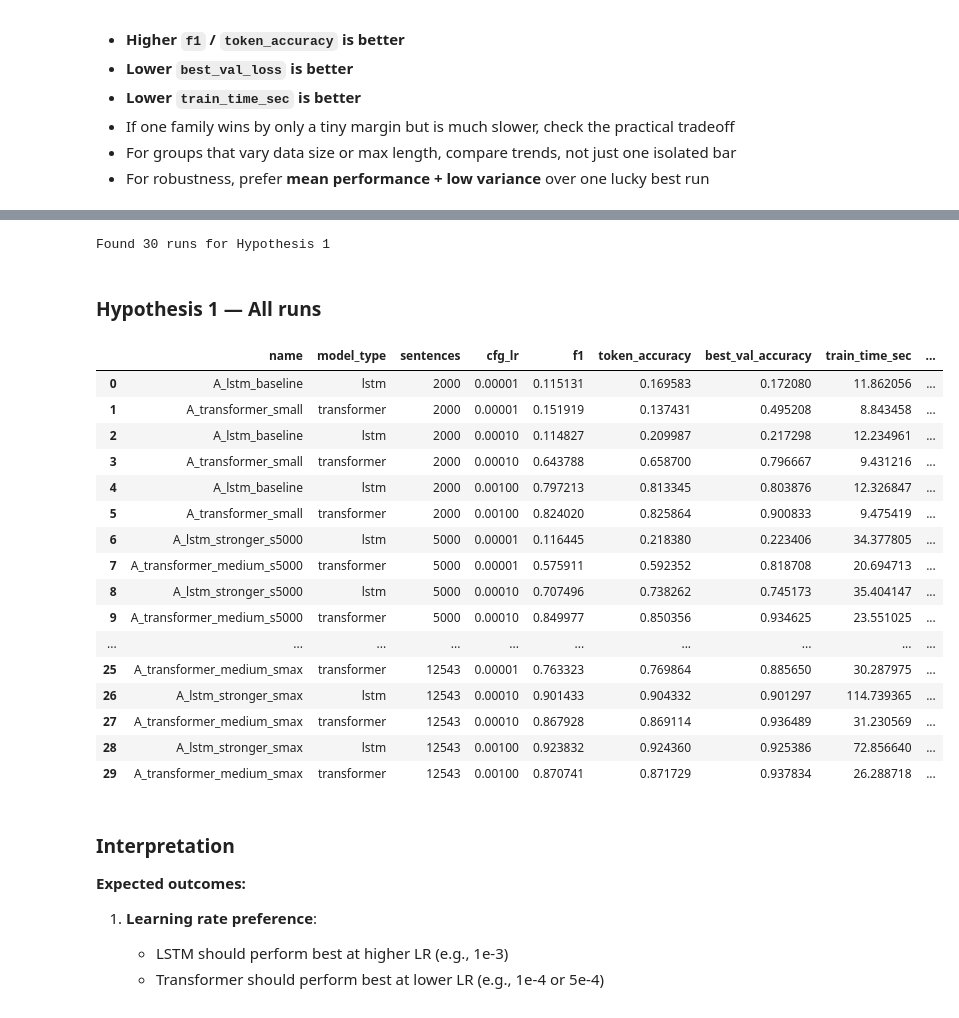
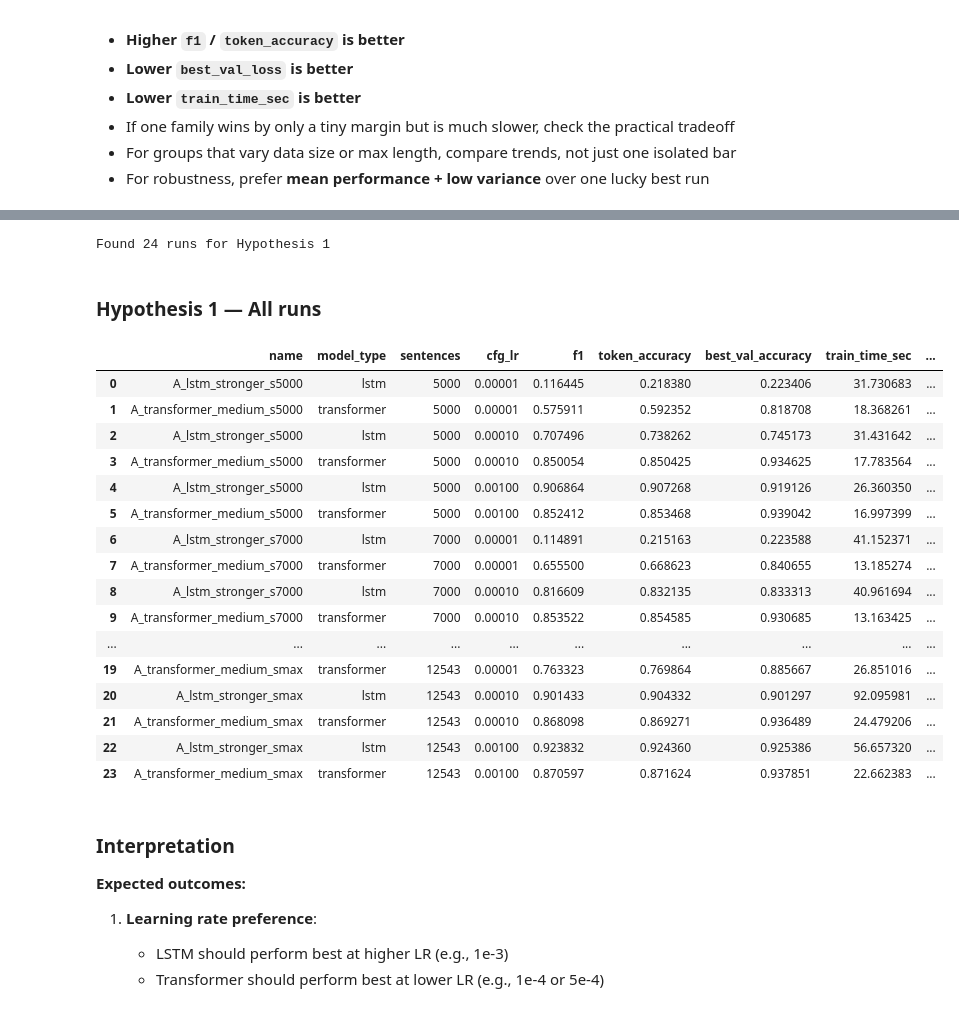
Before and after one commit to DanH3re/ml-project, a Jupyter notebook: src/pos_hypothesis_explorer.ipynb, the cells around one changed output, grey strips where cells are left out. Saved outputs shown, nothing was run; the diff lists cells and outputs as text; code cells hidden in the pictures.

```diff
--- a/src/pos_hypothesis_explorer.ipynb
+++ b/src/pos_hypothesis_explorer.ipynb
@@ -122,8 +116,8 @@ def runs_to_df(runs):
             df[c] = pd.to_numeric(df[c], errors="coerce")
     return df
 
-def get_group(df, group_name):
-    return df[df["group"] == group_name].copy()
+def get_hypothesis(df, hypothesis_name):
+    return df[df["hypothesis"] == hypothesis_name].copy()
 
 def show_top(df, metric="f1", n=10):
     cols = [
@@ -156,12 +150,12 @@ def plot_line(df_group, x, y="f1", hue="model_type", marker="o", title=None, fig
     plt.tight_layout()
     plt.show()
 
-def plot_histories(runs, group_name, metric="val_accuracy", figsize=(10, 5)):
+def plot_histories(runs, hypothesis_name, metric="val_accuracy", figsize=(10, 5)):
     plt.figure(figsize=figsize)
     used = False
     for run in runs:
         cfg = run.get("config", {})
-        if cfg.get("group") != group_name:
+        if cfg.get("hypothesis") != hypothesis_name:
             continue
         hist = run.get("history", {})
         vals = hist.get(metric, [])
@@ -169,11 +163,11 @@ def plot_histories(runs, group_name, metric="val_accuracy", figsize=(10, 5)):
             used = True
             plt.plot(range(1, len(vals) + 1), vals, label=run.get("name"))
     if not used:
-        print("No history found for this group/metric.")
+        print("No history found for this hypothesis/metric.")
         return
     plt.xlabel("Epoch")
     plt.ylabel(metric)
-    plt.title(f"{group_name}: {metric}")
+    plt.title(f"{hypothesis_name}: {metric}")
     plt.legend()
     plt.tight_layout()
     plt.show()
@@ -317,39 +415,39 @@ meta_cols = [
 # %%
 # Filter data for Hypothesis 1
-h1_data = df[df["hypothesis"] == "H1_transformer_beats_lstm_default"].copy()
+h1_data = get_hypothesis(df, "H1_learning_rate_impact")
 
 if h1_data.empty:
-    print("No H1 data found yet. Run experiments with hypothesis='H1_transformer_beats_lstm_default' in config.")
+    print("No H1 data found yet. Run experiments with hypothesis='H1_learning_rate_impact' in config.")
 else:
     print(f"Found {len(h1_data)} runs for Hypothesis 1")
     display(Markdown("### Hypothesis 1 — All runs"))
     display_cols = [
         "name", "model_type", "sentences", "cfg_lr",
         "f1", "token_accuracy", "best_val_accuracy",
         "train_time_sec", "num_params"
     ]
     display_cols = [c for c in display_cols if c in h1_data.columns]
     display(h1_data[display_cols].sort_values(["sentences", "cfg_lr", "model_type"]).reset_index(drop=True))
 # %% [output]
-Found 30 runs for Hypothesis 1
+Found 24 runs for Hypothesis 1
 ### Hypothesis 1 — All runs
 |  | name | model_type | sentences | cfg_lr | f1 | token_accuracy | best_val_accuracy | train_time_sec | ... |
-| 0 | A_lstm_baseline | lstm | 2000 | 0.00001 | 0.115131 | 0.169583 | 0.172080 | 11.862056 | ... |
-| 1 | A_transformer_small | transformer | 2000 | 0.00001 | 0.151919 | 0.137431 | 0.495208 | 8.843458 | ... |
-| 2 | A_lstm_baseline | lstm | 2000 | 0.00010 | 0.114827 | 0.209987 | 0.217298 | 12.234961 | ... |
-| 3 | A_transformer_small | transformer | 2000 | 0.00010 | 0.643788 | 0.658700 | 0.796667 | 9.431216 | ... |
-| 4 | A_lstm_baseline | lstm | 2000 | 0.00100 | 0.797213 | 0.813345 | 0.803876 | 12.326847 | ... |
-| 5 | A_transformer_small | transformer | 2000 | 0.00100 | 0.824020 | 0.825864 | 0.900833 | 9.475419 | ... |
-| 6 | A_lstm_stronger_s5000 | lstm | 5000 | 0.00001 | 0.116445 | 0.218380 | 0.223406 | 34.377805 | ... |
-| 7 | A_transformer_medium_s5000 | transformer | 5000 | 0.00001 | 0.575911 | 0.592352 | 0.818708 | 20.694713 | ... |
-| 8 | A_lstm_stronger_s5000 | lstm | 5000 | 0.00010 | 0.707496 | 0.738262 | 0.745173 | 35.404147 | ... |
-| 9 | A_transformer_medium_s5000 | transformer | 5000 | 0.00010 | 0.849977 | 0.850356 | 0.934625 | 23.551025 | ... |
+| 0 | A_lstm_stronger_s5000 | lstm | 5000 | 0.00001 | 0.116445 | 0.218380 | 0.223406 | 31.730683 | ... |
+| 1 | A_transformer_medium_s5000 | transformer | 5000 | 0.00001 | 0.575911 | 0.592352 | 0.818708 | 18.368261 | ... |
+| 2 | A_lstm_stronger_s5000 | lstm | 5000 | 0.00010 | 0.707496 | 0.738262 | 0.745173 | 31.431642 | ... |
+| 3 | A_transformer_medium_s5000 | transformer | 5000 | 0.00010 | 0.850054 | 0.850425 | 0.934625 | 17.783564 | ... |
+| 4 | A_lstm_stronger_s5000 | lstm | 5000 | 0.00100 | 0.906864 | 0.907268 | 0.919126 | 26.360350 | ... |
+| 5 | A_transformer_medium_s5000 | transformer | 5000 | 0.00100 | 0.852412 | 0.853468 | 0.939042 | 16.997399 | ... |
+| 6 | A_lstm_stronger_s7000 | lstm | 7000 | 0.00001 | 0.114891 | 0.215163 | 0.223588 | 41.152371 | ... |
+| 7 | A_transformer_medium_s7000 | transformer | 7000 | 0.00001 | 0.655500 | 0.668623 | 0.840655 | 13.185274 | ... |
+| 8 | A_lstm_stronger_s7000 | lstm | 7000 | 0.00010 | 0.816609 | 0.832135 | 0.833313 | 40.961694 | ... |
+| 9 | A_transformer_medium_s7000 | transformer | 7000 | 0.00010 | 0.853522 | 0.854585 | 0.930685 | 13.163425 | ... |
 | ... | ... | ... | ... | ... | ... | ... | ... | ... | ... |
-| 25 | A_transformer_medium_smax | transformer | 12543 | 0.00001 | 0.763323 | 0.769864 | 0.885650 | 30.287975 | ... |
-| 26 | A_lstm_stronger_smax | lstm | 12543 | 0.00010 | 0.901433 | 0.904332 | 0.901297 | 114.739365 | ... |
-| 27 | A_transformer_medium_smax | transformer | 12543 | 0.00010 | 0.867928 | 0.869114 | 0.936489 | 31.230569 | ... |
-| 28 | A_lstm_stronger_smax | lstm | 12543 | 0.00100 | 0.923832 | 0.924360 | 0.925386 | 72.856640 | ... |
-| 29 | A_transformer_medium_smax | transformer | 12543 | 0.00100 | 0.870741 | 0.871729 | 0.937834 | 26.288718 | ... |
+| 19 | A_transformer_medium_smax | transformer | 12543 | 0.00001 | 0.763323 | 0.769864 | 0.885667 | 26.851016 | ... |
+| 20 | A_lstm_stronger_smax | lstm | 12543 | 0.00010 | 0.901433 | 0.904332 | 0.901297 | 92.095981 | ... |
+| 21 | A_transformer_medium_smax | transformer | 12543 | 0.00010 | 0.868098 | 0.869271 | 0.936489 | 24.479206 | ... |
+| 22 | A_lstm_stronger_smax | lstm | 12543 | 0.00100 | 0.923832 | 0.924360 | 0.925386 | 56.657320 | ... |
+| 23 | A_transformer_medium_smax | transformer | 12543 | 0.00100 | 0.870597 | 0.871624 | 0.937851 | 22.662383 | ... |
 # %% [markdown]
 ### Interpretation
 
```
Also changed, not shown: parts of 26 cells of this notebook.
